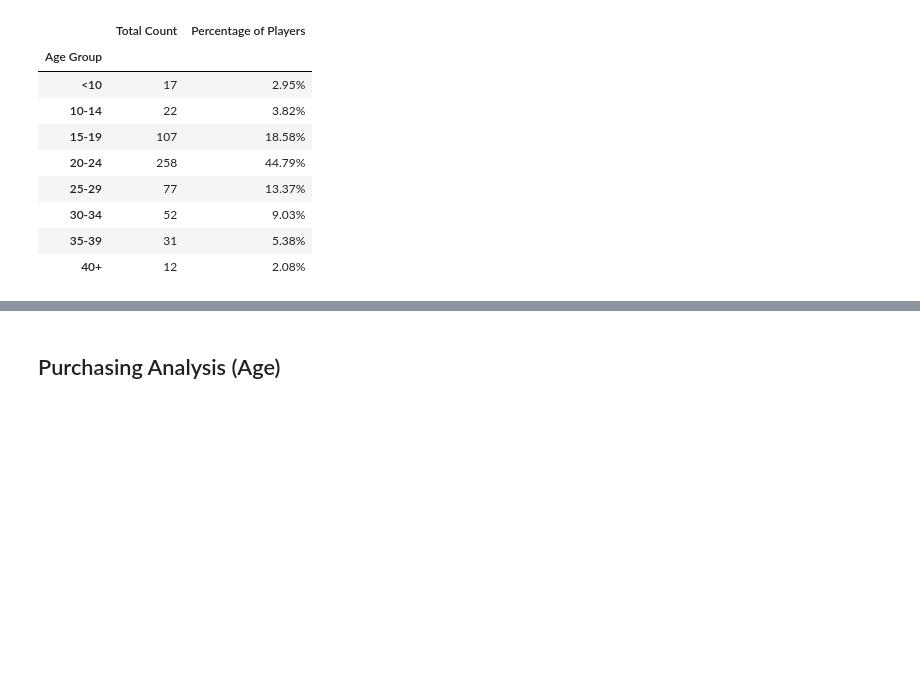
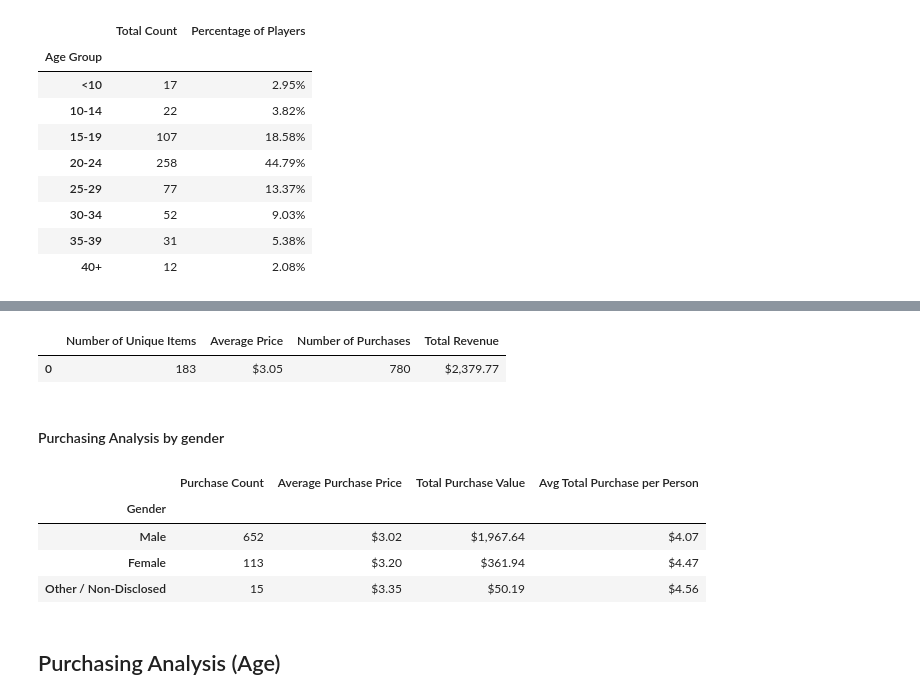
Before and after one commit to cckuqui/Heroes-of-Pymoli-exercise, a Jupyter notebook: main.ipynb, the cells around one changed output, grey strips where cells are left out. Drawn from its saved outputs; the diff is of its cells as text; code cells hidden in the pictures; blank space fills up the shorter version.

```diff
--- a/main.ipynb
+++ b/main.ipynb
@@ -196,0 +94,8 @@ age_demographics.style.format(format_df)
+# %%
+# Results
+purchasing_analysis.style.format(format_df)
+# %% [output]
+|  | Number of Unique Items | Average Price | Number of Purchases | Total Revenue |
+| 0 | 183 | $3.05 | 780 | $2,379.77 |
+# %% [markdown]
+#### Purchasing Analysis by gender
@@ -197,3 +108,18 @@ age_demographics.style.format(format_df)
+# %%
+# Create dataframe to display information
+purchasing_ganalysis = pd.DataFrame({'Purchase Count':purchase_count,'Average Purchase Price':ave_gprice,'Total Purchase Value':total_grevenue,'Avg Total Purchase per Person':ave_grevenue})
+# %%
+# Rename columns and add formatting
+format_df = {'Average Purchase Price':'${:.2f}','Total Purchase Value':'${:,.2f}','Avg Total Purchase per Person':'${:.2f}'}
+# %%
+# Results
+purchasing_ganalysis.sort_values(by=['Purchase Count'],ascending=False).style.format(format_df)
+# %% [output]
+|  | Purchase Count | Average Purchase Price | Total Purchase Value | Avg Total Purchase per Person |
+| Gender |  |  |  |  |
+| Male | 652 | $3.02 | $1,967.64 | $4.07 |
+| Female | 113 | $3.20 | $361.94 | $4.47 |
+| Other / Non-Disclosed | 15 | $3.35 | $50.19 | $4.56 |
 # %% [markdown]
 ## Purchasing Analysis (Age)
 # %% [markdown]
```
Also changed, not shown: parts of 28 cells of this notebook, 3 other files.
